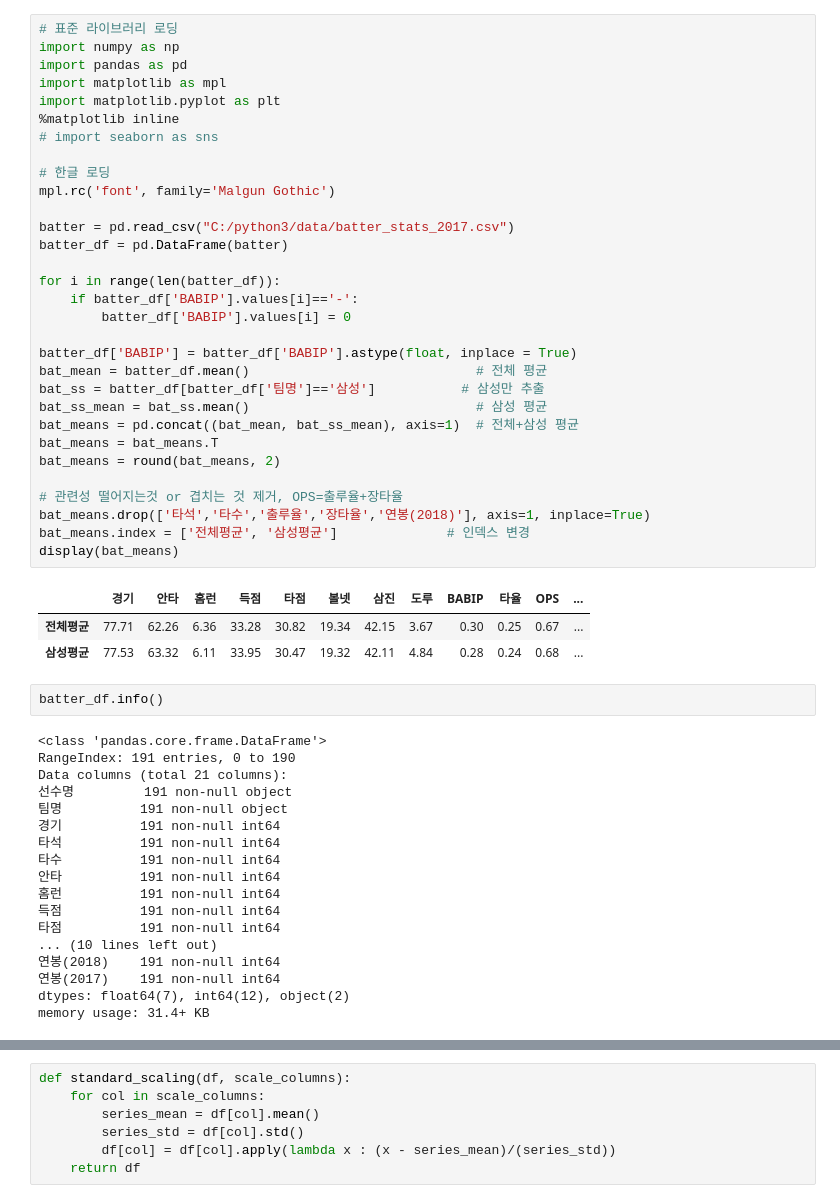
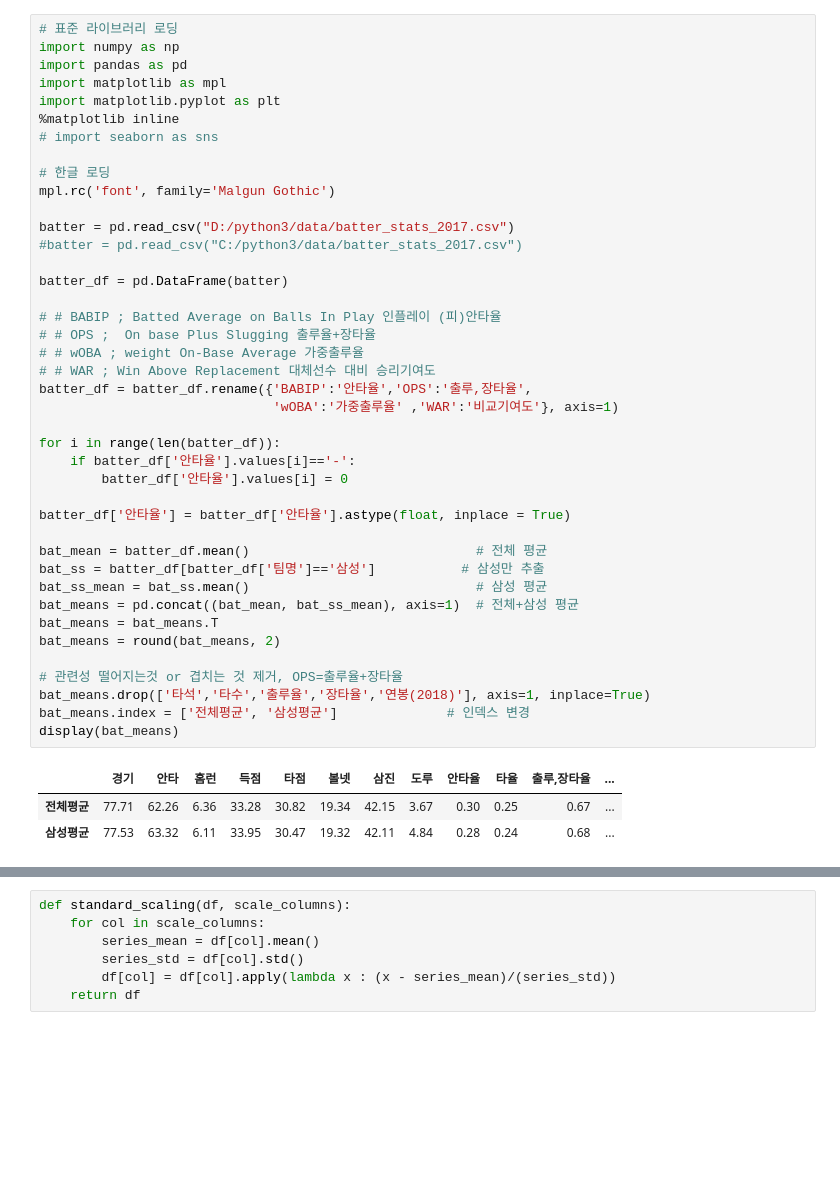
Before and after one commit to JMK92/Chungnam, a Jupyter notebook: Study/2. 빅데이터/Project/100. batters.ipynb, the cells around one changed output, grey strips where cells are left out. Cells and saved outputs as stored; diff of their text form; blank space fills up the shorter version.

```diff
--- a/Study/2. 빅데이터/Project/100. batters.ipynb
+++ b/Study/2. 빅데이터/Project/100. batters.ipynb
@@ -1,55 +1,45 @@
 # %%
 # 표준 라이브러리 로딩
 import numpy as np
 import pandas as pd
 import matplotlib as mpl
 import matplotlib.pyplot as plt
 %matplotlib inline
 # import seaborn as sns
 
 # 한글 로딩
 mpl.rc('font', family='Malgun Gothic')
 
-batter = pd.read_csv("C:/python3/data/batter_stats_2017.csv")
+batter = pd.read_csv("D:/python3/data/batter_stats_2017.csv")
+#batter = pd.read_csv("C:/python3/data/batter_stats_2017.csv")
+
 batter_df = pd.DataFrame(batter)
 
+# # BABIP ; Batted Average on Balls In Play 인플레이 (피)안타율
+# # OPS ;  On base Plus Slugging 출루율+장타율
+# # wOBA ; weight On-Base Average 가중출루율
+# # WAR ; Win Above Replacement 대체선수 대비 승리기여도
+batter_df = batter_df.rename({'BABIP':'안타율','OPS':'출루,장타율',
+                              'wOBA':'가중출루율' ,'WAR':'비교기여도'}, axis=1)
+
 for i in range(len(batter_df)):
-    if batter_df['BABIP'].values[i]=='-':
-        batter_df['BABIP'].values[i] = 0
+    if batter_df['안타율'].values[i]=='-':
+        batter_df['안타율'].values[i] = 0
 
-batter_df['BABIP'] = batter_df['BABIP'].astype(float, inplace = True)
+batter_df['안타율'] = batter_df['안타율'].astype(float, inplace = True)
+
 bat_mean = batter_df.mean()                             # 전체 평균
 bat_ss = batter_df[batter_df['팀명']=='삼성']           # 삼성만 추출
 bat_ss_mean = bat_ss.mean()                             # 삼성 평균
 bat_means = pd.concat((bat_mean, bat_ss_mean), axis=1)  # 전체+삼성 평균
 bat_means = bat_means.T
 bat_means = round(bat_means, 2)
 
 # 관련성 떨어지는것 or 겹치는 것 제거, OPS=출루율+장타율
 bat_means.drop(['타석','타수','출루율','장타율','연봉(2018)'], axis=1, inplace=True)
 bat_means.index = ['전체평균', '삼성평균']              # 인덱스 변경
 display(bat_means)
 # %% [output]
-|  | 경기 | 안타 | 홈런 | 득점 | 타점 | 볼넷 | 삼진 | 도루 | BABIP | 타율 | OPS | ... |
+|  | 경기 | 안타 | 홈런 | 득점 | 타점 | 볼넷 | 삼진 | 도루 | 안타율 | 타율 | 출루,장타율 | ... |
 | 전체평균 | 77.71 | 62.26 | 6.36 | 33.28 | 30.82 | 19.34 | 42.15 | 3.67 | 0.30 | 0.25 | 0.67 | ... |
 | 삼성평균 | 77.53 | 63.32 | 6.11 | 33.95 | 30.47 | 19.32 | 42.11 | 4.84 | 0.28 | 0.24 | 0.68 | ... |
-# %%
-batter_df.info()
-# %% [output]
-<class 'pandas.core.frame.DataFrame'>
-RangeIndex: 191 entries, 0 to 190
-Data columns (total 21 columns):
-선수명         191 non-null object
-팀명          191 non-null object
-경기          191 non-null int64
-타석          191 non-null int64
-타수          191 non-null int64
-안타          191 non-null int64
-홈런          191 non-null int64
-득점          191 non-null int64
-타점          191 non-null int64
-... (10 lines left out)
-연봉(2018)    191 non-null int64
-연봉(2017)    191 non-null int64
-dtypes: float64(7), int64(12), object(2)
-memory usage: 31.4+ KB
```
Also changed, not shown: parts of 18 cells of this notebook.
